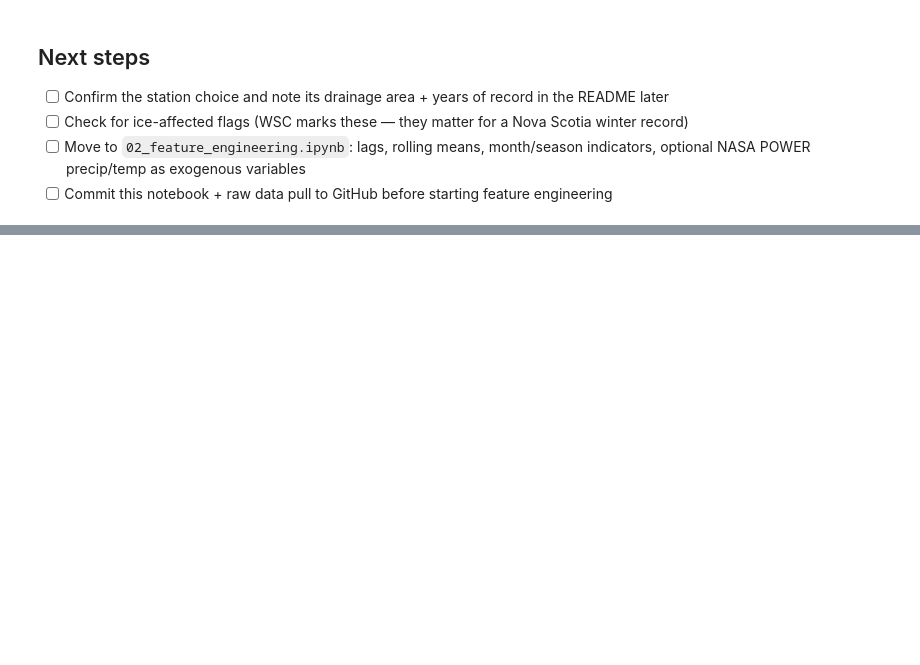
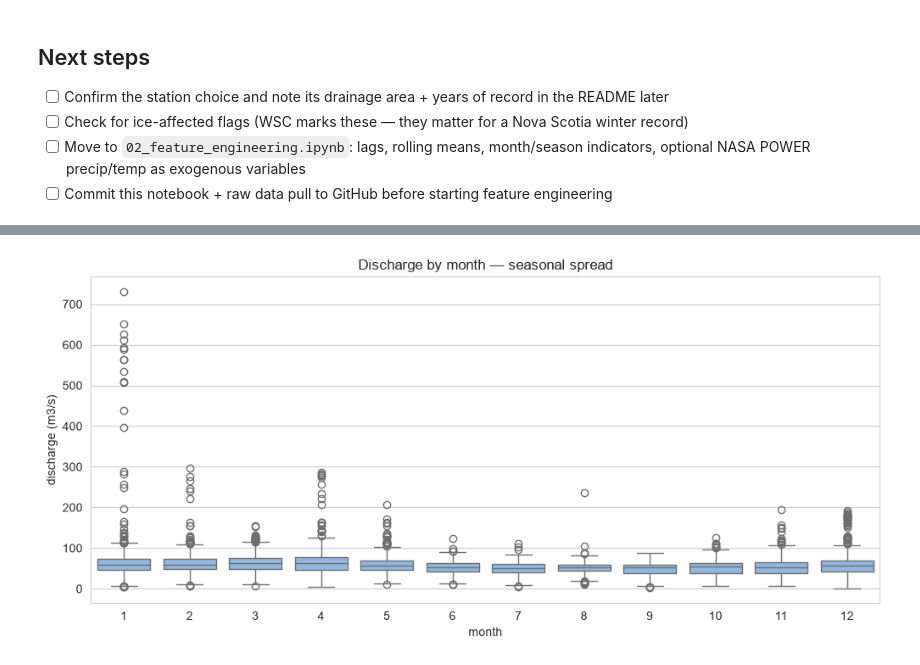
Before and after one commit to tmugomba/hydro-runoff-predictor, a Jupyter notebook: notebooks/01_eda.ipynb, the cells around one changed output, grey strips where cells are left out. Cells and saved outputs as stored; diff of their text form; code cells hidden in the pictures; blank space fills up the shorter version.

```diff
--- a/notebooks/01_eda.ipynb
+++ b/notebooks/01_eda.ipynb
@@ -227,0 +262,13 @@ plt.show()
+# %%
+#monthly boxplot
+monthly = df.copy()
+monthly["month"] = monthly.index.month
+
+fig, ax = plt.subplots()
+sns.boxplot(data=monthly, x="month", y="discharge_cms", ax=ax, color="#85B7EB")
+ax.set_title("Discharge by month — seasonal spread")
+ax.set_xlabel("month")
+ax.set_ylabel("discharge (m3/s)")
+plt.show()
+# %% [output]
+[figure, added]
```
Also changed, not shown: parts of 6 cells of this notebook, 2 other files.
